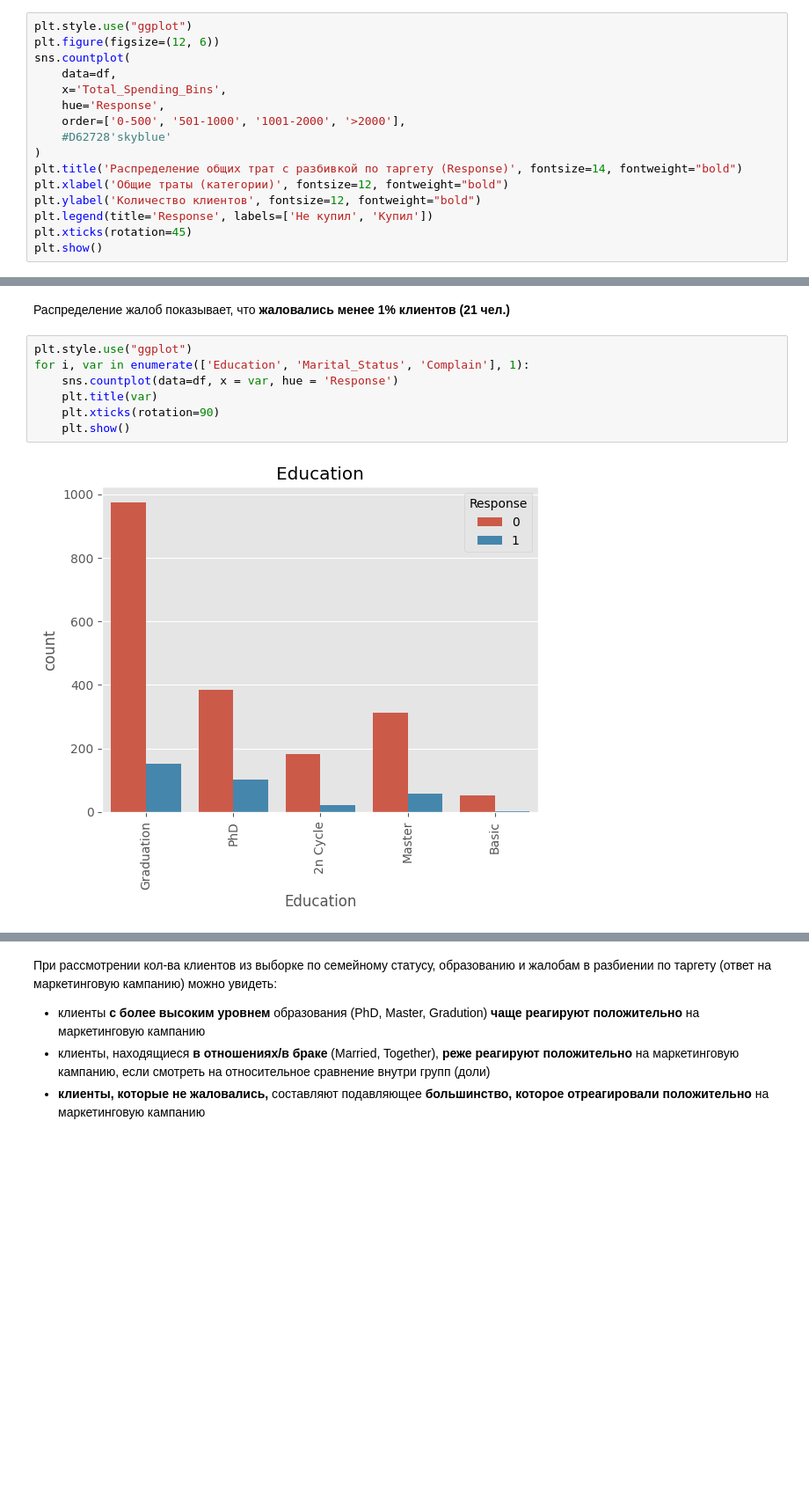
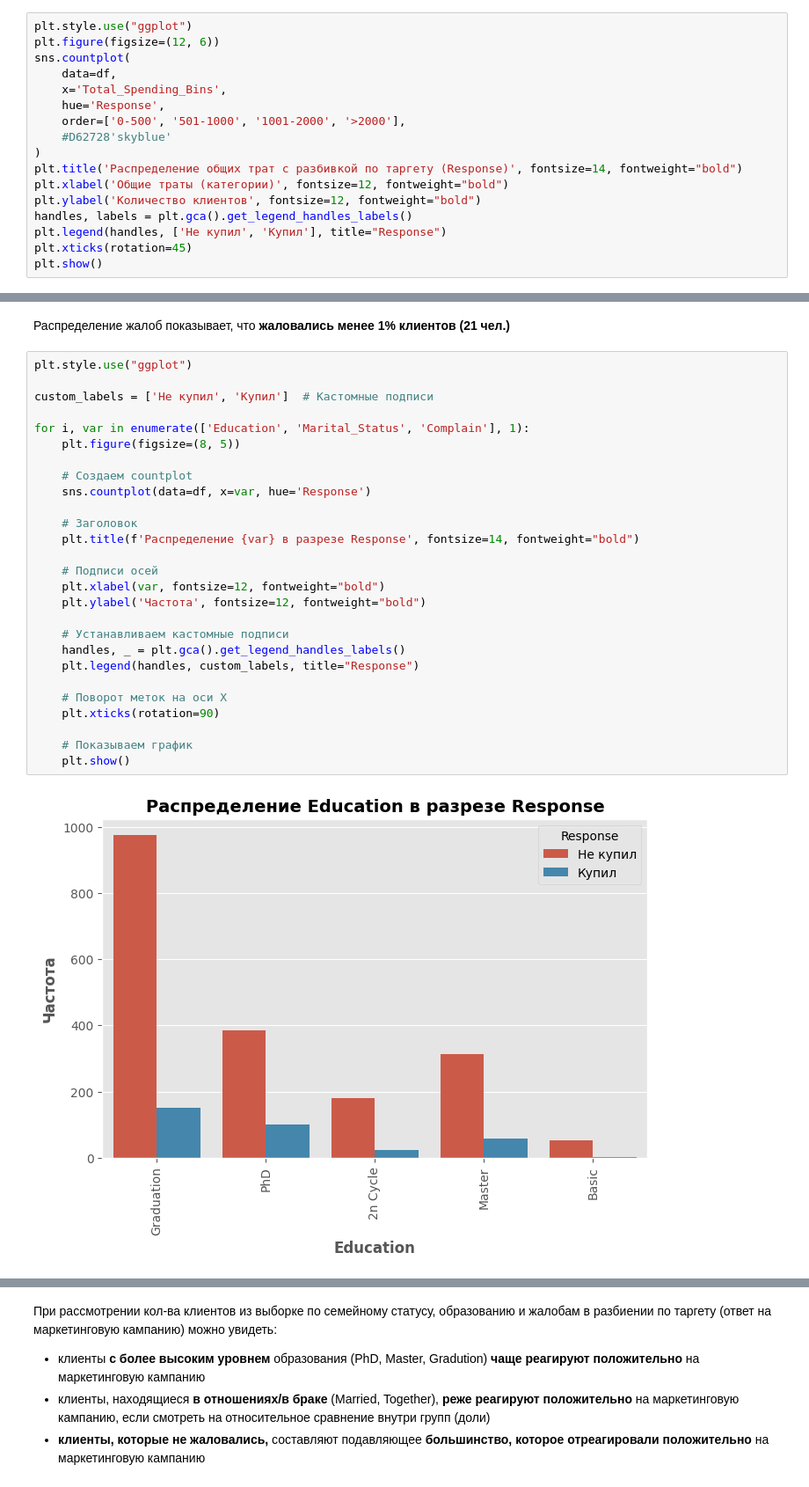
Before and after one commit to AndreyTrichev/customer-purchase-prediction, a Jupyter notebook: EDA_dev.ipynb, the cells around one changed output, grey strips where cells are left out. Shown at 88% size. Drawn from its saved outputs; the diff is of its cells as text; blank space fills up the shorter version.

```diff
--- a/EDA_dev.ipynb
+++ b/EDA_dev.ipynb
@@ -500,7 +542,8 @@ sns.countplot(
 plt.title('Распределение общих трат с разбивкой по таргету (Response)', fontsize=14, fontweight="bold")
 plt.xlabel('Общие траты (категории)', fontsize=12, fontweight="bold")
 plt.ylabel('Количество клиентов', fontsize=12, fontweight="bold")
-plt.legend(title='Response', labels=['Не купил', 'Купил'])
+handles, labels = plt.gca().get_legend_handles_labels()
+plt.legend(handles, ['Не купил', 'Купил'], title="Response")
 plt.xticks(rotation=45)
 plt.show()
 # %% [output]
@@ -679,10 +710,30 @@ plt.show()
 Распределение жалоб показывает, что **жаловались менее 1% клиентов (21 чел.)**
 # %%
 plt.style.use("ggplot")
+
+custom_labels = ['Не купил', 'Купил']  # Кастомные подписи
+
 for i, var in enumerate(['Education', 'Marital_Status', 'Complain'], 1):
-    sns.countplot(data=df, x = var, hue = 'Response')
-    plt.title(var)
+    plt.figure(figsize=(8, 5))
+
+    # Создаем countplot
+    sns.countplot(data=df, x=var, hue='Response')
+
+    # Заголовок
+    plt.title(f'Распределение {var} в разрезе Response', fontsize=14, fontweight="bold")
+
+    # Подписи осей
+    plt.xlabel(var, fontsize=12, fontweight="bold")
+    plt.ylabel('Частота', fontsize=12, fontweight="bold")
+
+    # Устанавливаем кастомные подписи
+    handles, _ = plt.gca().get_legend_handles_labels()
+    plt.legend(handles, custom_labels, title="Response")
+
+    # Поворот меток на оси X
     plt.xticks(rotation=90)
+
+    # Показываем график
     plt.show()
 # %% [output]
-[figure, old version]
+[figure, new version]
```
Also changed, not shown: parts of 18 cells of this notebook.
